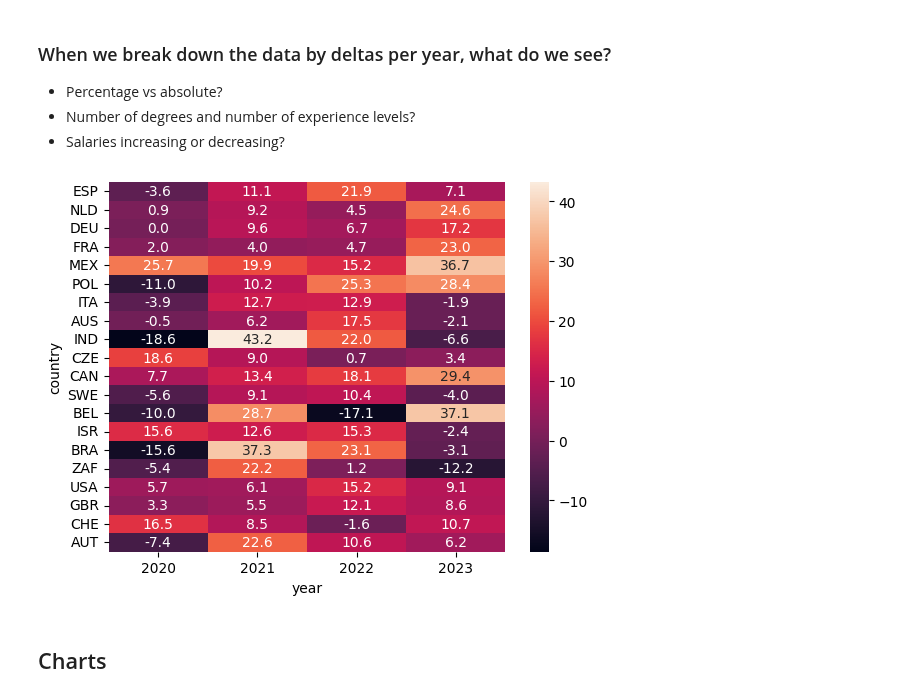
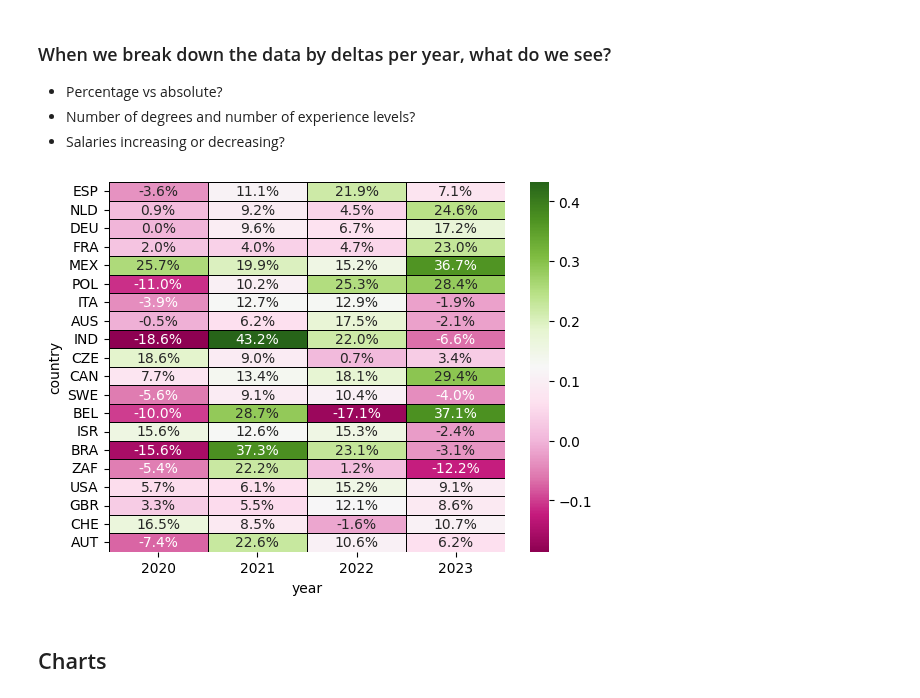
Before and after one commit to lmg1404/data_professionals_analysis, a Jupyter notebook: analysis.ipynb, the cells around one changed output. Drawn from its saved outputs; the diff is of its cells as text; code cells hidden in the pictures.

```diff
--- a/analysis.ipynb
+++ b/analysis.ipynb
@@ -636,34 +636,3 @@ plt.savefig("charts/significant_diffs_by_country.png")
 plt.show()
 # %% [output]
 [figure]
-# %%
-fig, ax = plt.subplots(figsize=(15, 6))
-
-bottom = np.zeros(len(result["2019"]))
-for year, tup in result.items():
-    countries, counts = [], []
-    for country, count in tup:
-        countries.append(country)
-        counts.append(count)
-    counts = np.array(counts)
-    ax.barh(countries, counts, label=year, left=bottom)
-    bottom += counts
-
-# https://www.pythoncharts.com/matplotlib/stacked-bar-charts-labels/
-y_offset = -0.55
-for bar in ax.patches:
-  ax.text(
-      bar.get_x() + bar.get_width() / 2,
-      bar.get_height() + bar.get_y() + y_offset,
-      round(bar.get_width()),
-      ha='center',
-      color='k',
-      size=8
-  )
-
-ax.legend(loc="best")
-ax.set_title("number of statistically significant differences")
-ax.set_xlabel('count')
-ax.set_ylabel('country')
-plt.savefig("charts/significant_diffs_by_country.png")
-plt.show()
@@ -960,13 +829,14 @@ db_df.groupby("year").sum()
 # %%
 pivot = pd.pivot_table(location, values="convertedcompyearly", index="country", columns="year", aggfunc="mean")
 pivot = pivot.dropna()
 # pivot = pivot[pivot["country"].isin(countries)]
 pivot = pivot.loc[countries, :]
-pivot[[2019, 2020, 2021, 2022, 2023]] = pivot[[2019, 2020, 2021, 2022, 2023]].pct_change(axis=1) * 100
+pivot[[2019, 2020, 2021, 2022, 2023]] = pivot[[2019, 2020, 2021, 2022, 2023]].pct_change(axis=1)
 pivot = pivot.drop(2019, axis=1)
-sns.heatmap(pivot, annot=True, fmt="0.01f");
+
+sns.heatmap(pivot, annot=True, fmt="0.01%", cmap="PiYG", linecolor='k', linewidths=0.5);
 # %% [output]
-[figure, old version]
+[figure, new version]
 # %% [markdown]
 ## Charts
 # %% [markdown]
```
Also changed, not shown: parts of 14 cells of this notebook.
